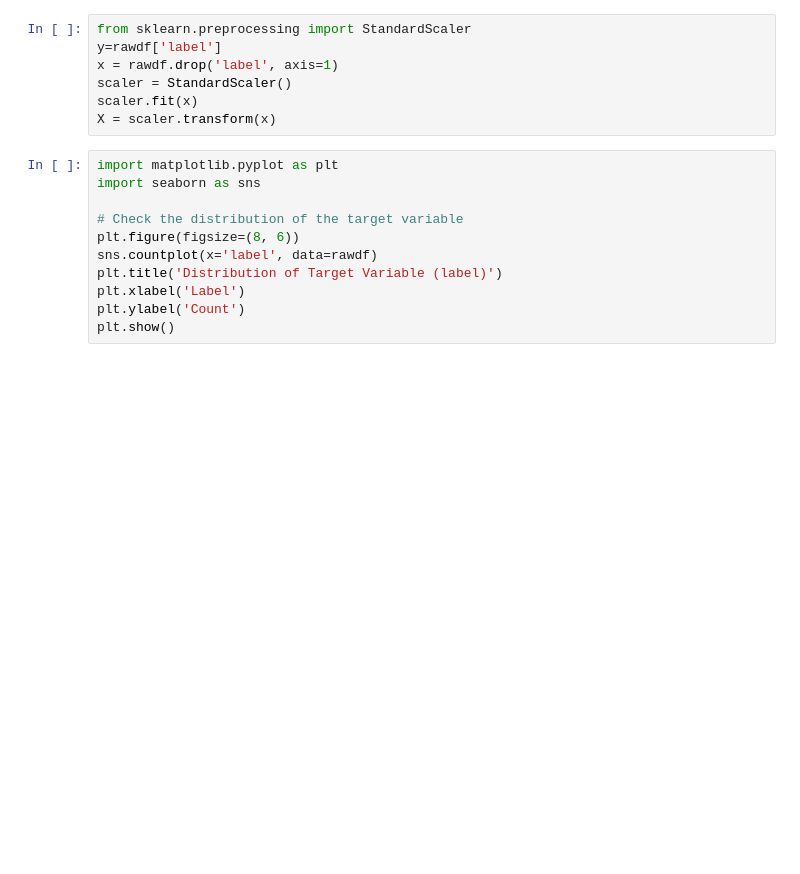
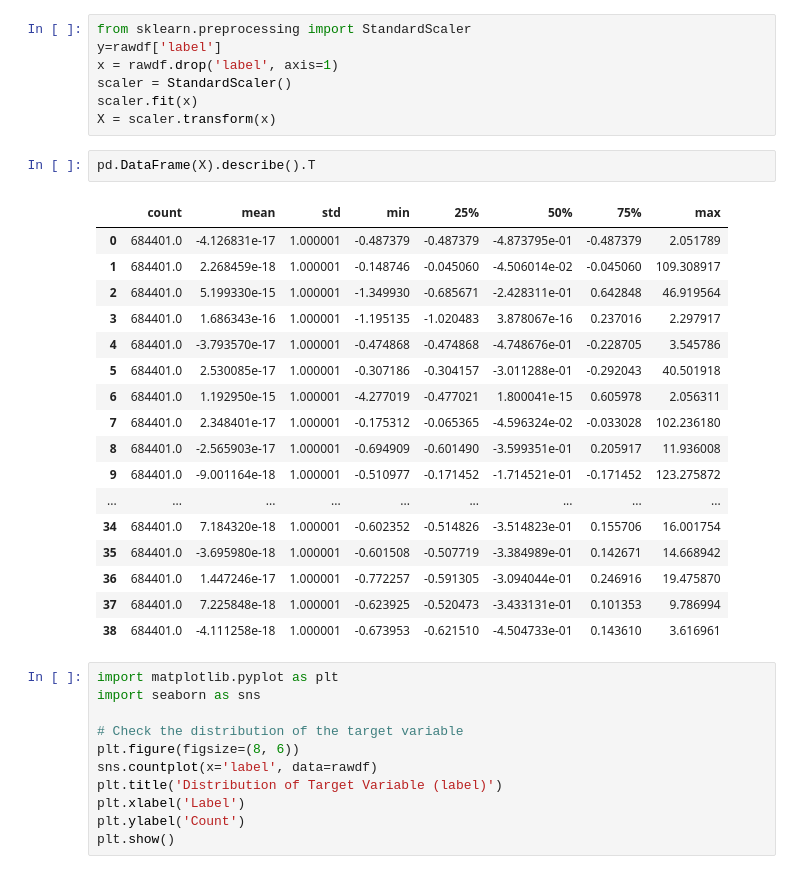
Before and after one commit to JumpyzZ/INFOSYS722, a Jupyter notebook: code.ipynb, the cells around one changed output. Cells and saved outputs as stored; diff of their text form; blank space fills up the shorter version.

```diff
--- a/code.ipynb
+++ b/code.ipynb
@@ -411,6 +400,26 @@ x = rawdf.drop('label', axis=1)
 scaler = StandardScaler()
 scaler.fit(x)
 X = scaler.transform(x)
+# %%
+pd.DataFrame(X).describe().T
+# %% [output]
+|  | count | mean | std | min | 25% | 50% | 75% | max |
+| 0 | 684401.0 | -4.126831e-17 | 1.000001 | -0.487379 | -0.487379 | -4.873795e-01 | -0.487379 | 2.051789 |
+| 1 | 684401.0 | 2.268459e-18 | 1.000001 | -0.148746 | -0.045060 | -4.506014e-02 | -0.045060 | 109.308917 |
+| 2 | 684401.0 | 5.199330e-15 | 1.000001 | -1.349930 | -0.685671 | -2.428311e-01 | 0.642848 | 46.919564 |
+| 3 | 684401.0 | 1.686343e-16 | 1.000001 | -1.195135 | -1.020483 | 3.878067e-16 | 0.237016 | 2.297917 |
+| 4 | 684401.0 | -3.793570e-17 | 1.000001 | -0.474868 | -0.474868 | -4.748676e-01 | -0.228705 | 3.545786 |
+| 5 | 684401.0 | 2.530085e-17 | 1.000001 | -0.307186 | -0.304157 | -3.011288e-01 | -0.292043 | 40.501918 |
+| 6 | 684401.0 | 1.192950e-15 | 1.000001 | -4.277019 | -0.477021 | 1.800041e-15 | 0.605978 | 2.056311 |
+| 7 | 684401.0 | 2.348401e-17 | 1.000001 | -0.175312 | -0.065365 | -4.596324e-02 | -0.033028 | 102.236180 |
+| 8 | 684401.0 | -2.565903e-17 | 1.000001 | -0.694909 | -0.601490 | -3.599351e-01 | 0.205917 | 11.936008 |
+| 9 | 684401.0 | -9.001164e-18 | 1.000001 | -0.510977 | -0.171452 | -1.714521e-01 | -0.171452 | 123.275872 |
+| ... | ... | ... | ... | ... | ... | ... | ... | ... |
+| 34 | 684401.0 | 7.184320e-18 | 1.000001 | -0.602352 | -0.514826 | -3.514823e-01 | 0.155706 | 16.001754 |
+| 35 | 684401.0 | -3.695980e-18 | 1.000001 | -0.601508 | -0.507719 | -3.384989e-01 | 0.142671 | 14.668942 |
+| 36 | 684401.0 | 1.447246e-17 | 1.000001 | -0.772257 | -0.591305 | -3.094044e-01 | 0.246916 | 19.475870 |
+| 37 | 684401.0 | 7.225848e-18 | 1.000001 | -0.623925 | -0.520473 | -3.433131e-01 | 0.101353 | 9.786994 |
+| 38 | 684401.0 | -4.111258e-18 | 1.000001 | -0.673953 | -0.621510 | -4.504733e-01 | 0.143610 | 3.616961 |
 # %%
 import matplotlib.pyplot as plt
 import seaborn as sns
```
Also changed, not shown: parts of 11 cells of this notebook.
